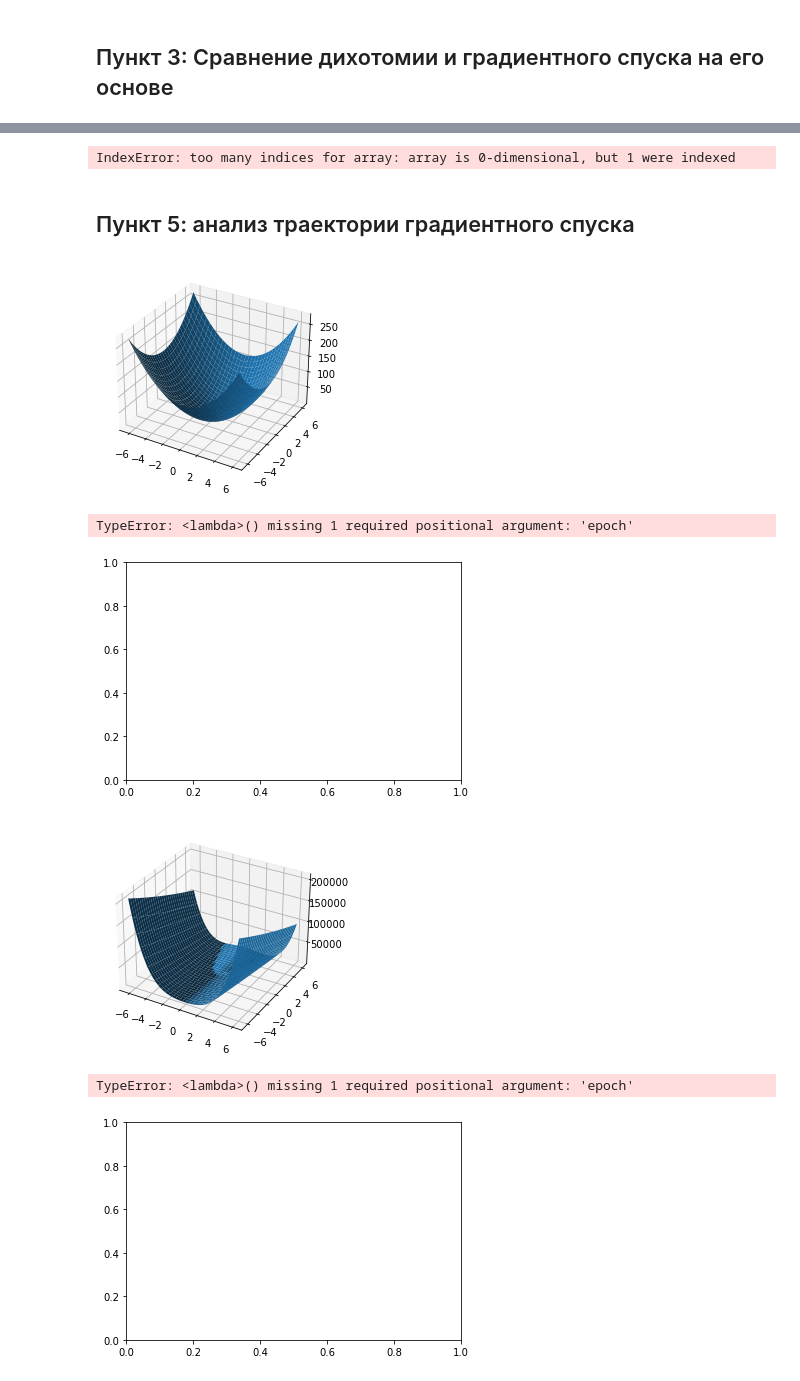
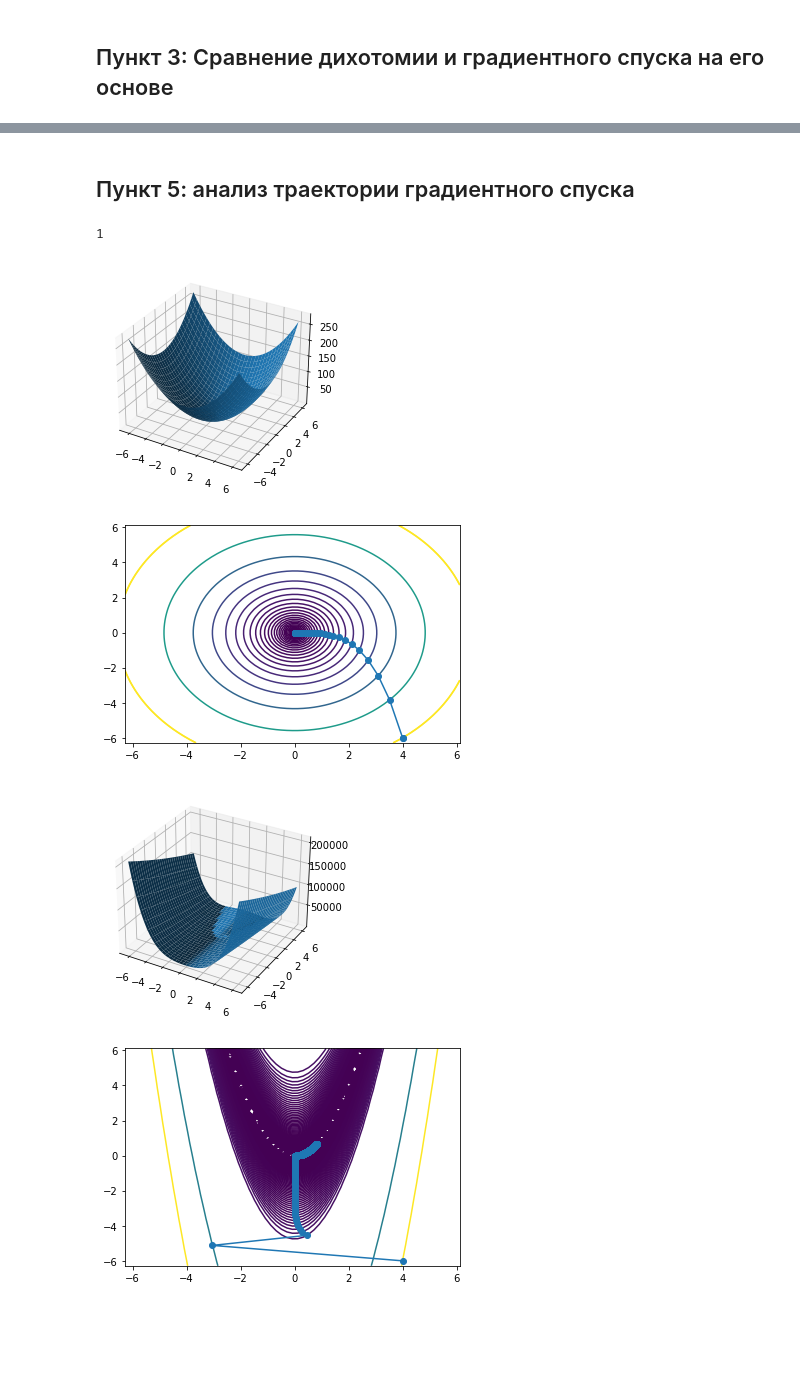
Before and after one commit to Volodka22/MetOpt, a Jupyter notebook: ans.ipynb, the cells around one changed output, grey strips where cells are left out. Saved outputs shown, nothing was run; the diff lists cells and outputs as text; code cells hidden in the pictures; blank space fills up the shorter version.

```diff
--- a/ans.ipynb
+++ b/ans.ipynb
@@ -84,13 +84,10 @@ plt.show()
 # %% [markdown]
 ## Пункт 2: градиентный спуск и его исследование при разных функциях изменения шага
 # %%
-def step_decay(lr, epoch):
-   drop = 0.5
-   epochs_drop = 2.
+def step_decay(lr, epoch, epochs_drop = 2, drop = 0.5):
    return lr * pow(drop, floor((1+epoch)/epochs_drop))
 
-def exp_decay(lr, epoch):
-   k = 0.5
+def exp_decay(lr, epoch, k = 0.5):
    return lr * exp(-k*epoch)
 
 
@@ -239,7 +234,5 @@ IndexError: too many indices for array: array is 0-dimensional, but 1 were index
 # %%
-compare_dichotomy_to_constant(function_rosenbrok, np.asarray([0., 0.]))
+#compare_dichotomy_to_constant(function_rosenbrok, np.asarray([0., 0.]))
-# %% [output]
-IndexError: too many indices for array: array is 0-dimensional, but 1 were indexed
 # %% [markdown]
 ## Пункт 5: анализ траектории градиентного спуска
 # %%
@@ -248,15 +241,18 @@ IndexError: too many indices for array: array is 0-dimensional, but 1 were index
 
 
 # Old version with hand-written gradient & no counter
-def old_get_min(grad, eps, alpha, x) :
+def old_get_min(grad, eps, alpha, x, start_lr = 0.0002) :
     points = np.asarray([])
     counter = 0
-    next = x - alpha(x) * grad(x)
+    lr = start_lr
+    next = x - lr * grad(x)
     while (LA.norm(next - x) > eps) :
         counter += 1
         points = np.append(points, x)
         x = next
-        next = x - alpha(x) * grad(x)
+        lr = alpha(lr, counter)
+        next = x - lr * grad(x)
+        #print("X=" + str(x) + " lr=" + str(lr) + " " + "grad=" + str(grad(x)) + "diff=" + str(LA.norm(next - x)))
     return [x, counter, points]
 
 
@@ -281,10 +277,14 @@ def grad_rosebrok(p):
     y = p[1]
     return np.asarray([2 * (-1 + x + 200*x**3 - 200*x*y), -200*(x**2 - y)])
 
+print(function_rosebrok(0, 0))
+
 def point_function_rosenbrok(a):
     x = a[0]
     y = a[1]
     return function_rosebrok(x,y)
+# %% [output]
+1
 # %%
 # from numpy import linalg as LA
 def line_of_levels(f, grad_f, lr, starting_x):
@@ -316,12 +316,10 @@ picture_function(function_x2_y2)
 line_of_levels(function_x2_y2, grad_x2_y2, (lambda lr, epoch: 0.06), np.asarray([4., -6.]))
 # %% [output]
 [figure]
-TypeError: <lambda>() missing 1 required positional argument: 'epoch'
-[figure, old version]
+[figure, new version]
 # %%
 picture_function(function_rosebrok)
-line_of_levels(function_rosebrok, grad_rosebrok, (lambda lr, epoch: exp_decay(lr, epoch)), np.asarray([-1., 2.]))
+line_of_levels(function_rosebrok, grad_rosebrok, (lambda lr, epoch: step_decay(lr, epoch, epochs_drop=10000)), np.asarray([4., -6.]))
 # %% [output]
 [figure]
-TypeError: <lambda>() missing 1 required positional argument: 'epoch'
-[figure, old version]
+[figure, new version]
```
Also changed, not shown: parts of 1 cell of this notebook.
